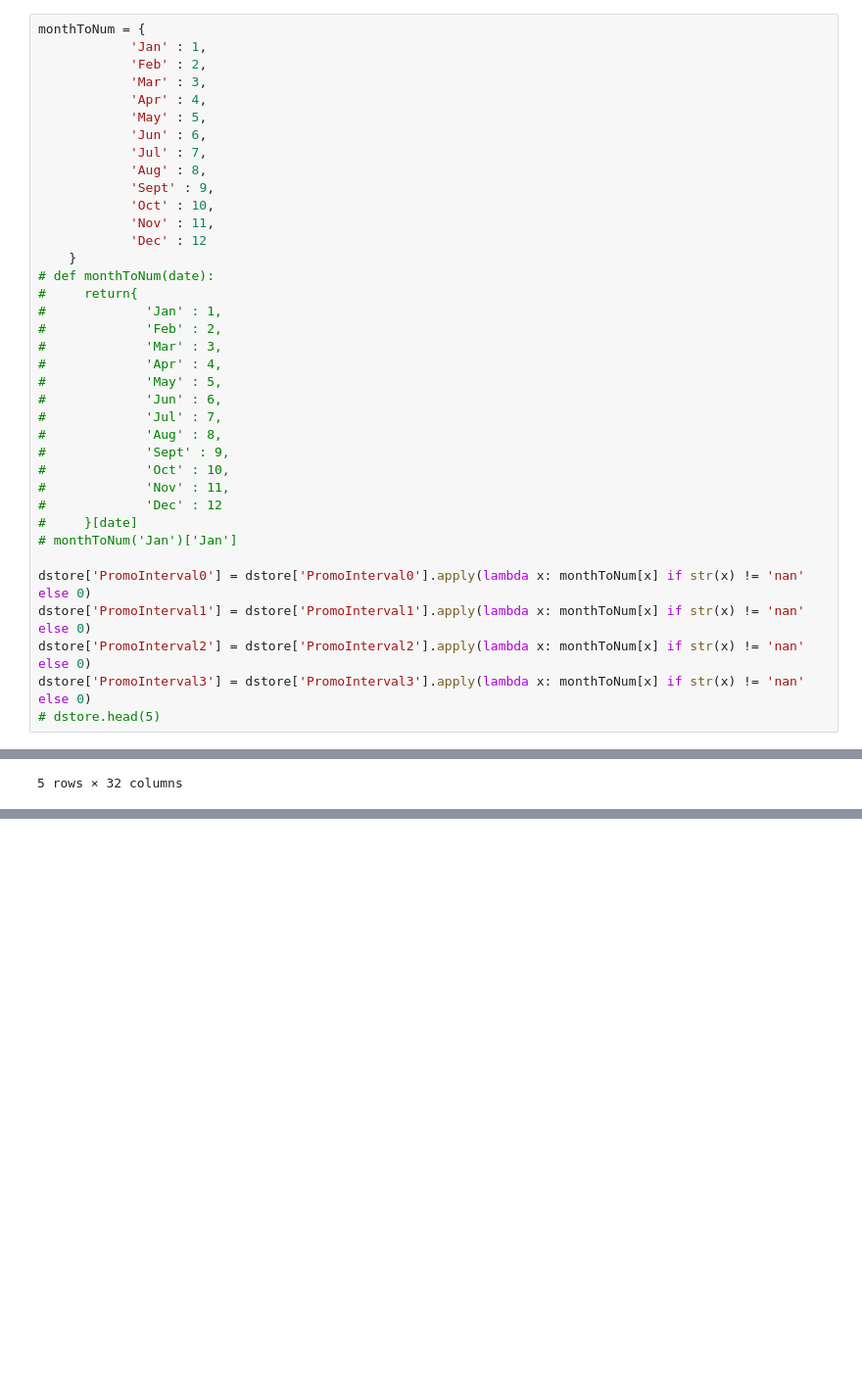
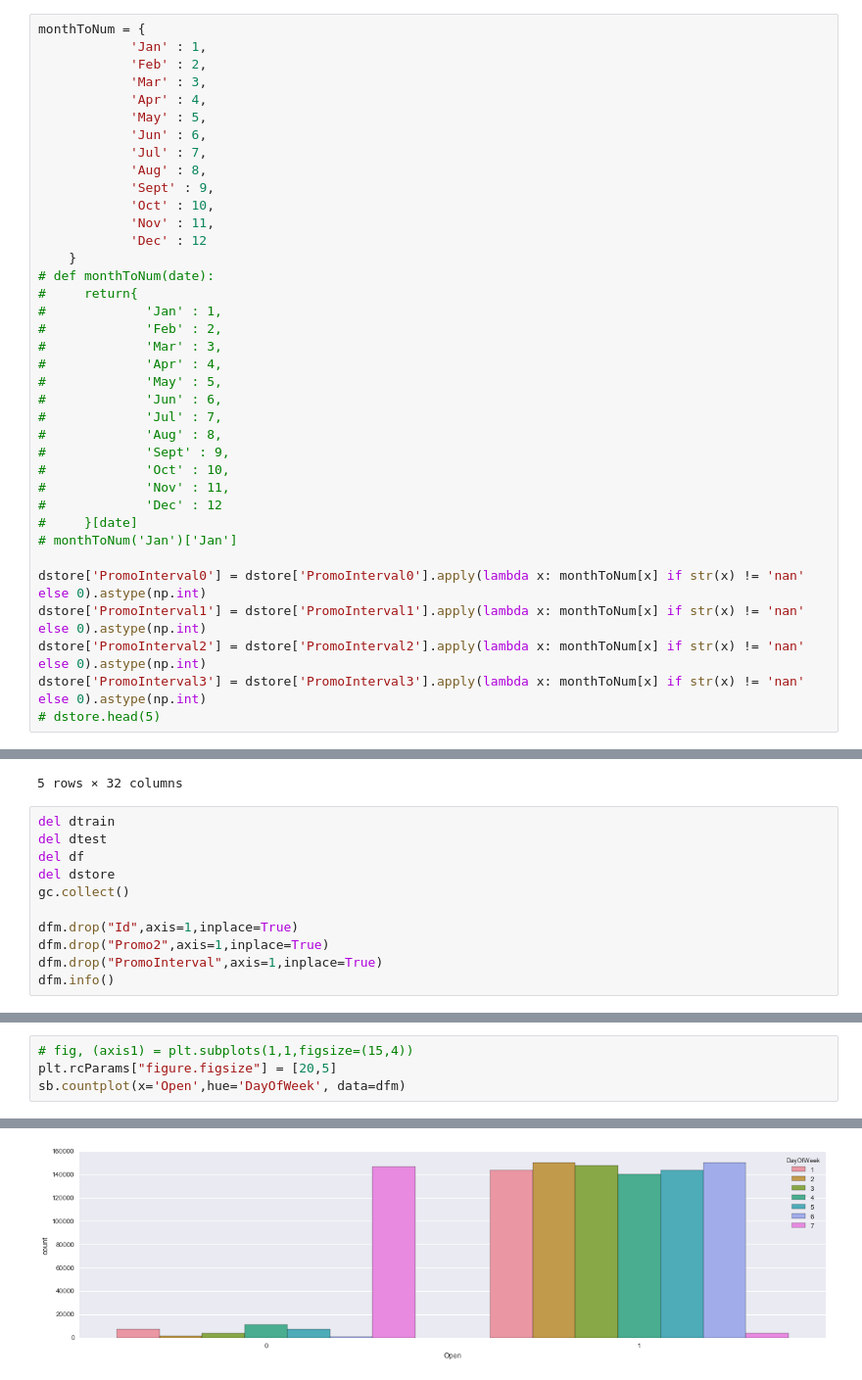
Before and after one commit to chenjennhaur/machinelearning, a Jupyter notebook: rossmann.ipynb, the cells around one changed output, grey strips where cells are left out. Shown at 98% size. Drawn from its saved outputs; the diff is of its cells as text; blank space fills up the shorter version.

```diff
--- a/rossmann.ipynb
+++ b/rossmann.ipynb
@@ -237,10 +279,10 @@ monthToNum = {
 #     }[date]
 # monthToNum('Jan')['Jan']
 
-dstore['PromoInterval0'] = dstore['PromoInterval0'].apply(lambda x: monthToNum[x] if str(x) != 'nan' else 0)
-dstore['PromoInterval1'] = dstore['PromoInterval1'].apply(lambda x: monthToNum[x] if str(x) != 'nan' else 0)
-dstore['PromoInterval2'] = dstore['PromoInterval2'].apply(lambda x: monthToNum[x] if str(x) != 'nan' else 0)
-dstore['PromoInterval3'] = dstore['PromoInterval3'].apply(lambda x: monthToNum[x] if str(x) != 'nan' else 0)
+dstore['PromoInterval0'] = dstore['PromoInterval0'].apply(lambda x: monthToNum[x] if str(x) != 'nan' else 0).astype(np.int)
+dstore['PromoInterval1'] = dstore['PromoInterval1'].apply(lambda x: monthToNum[x] if str(x) != 'nan' else 0).astype(np.int)
+dstore['PromoInterval2'] = dstore['PromoInterval2'].apply(lambda x: monthToNum[x] if str(x) != 'nan' else 0).astype(np.int)
+dstore['PromoInterval3'] = dstore['PromoInterval3'].apply(lambda x: monthToNum[x] if str(x) != 'nan' else 0).astype(np.int)
 # dstore.head(5)
 # %%
 dstore.head(5)
@@ -265,3 +307,14 @@ dfm.head(5)
 | 3 | 1498.0 | 2015-07-31 | 5 | 0.0 | 1 | 1 | 13995.0 | 1 | 1 | ... |
 | 4 | 559.0 | 2015-07-31 | 5 | 0.0 | 1 | 1 | 4822.0 | 1 | 1 | ... |
 5 rows × 32 columns
+# %%
+del dtrain
+del dtest
+del df
+del dstore
+gc.collect()
+
+dfm.drop("Id",axis=1,inplace=True)
+dfm.drop("Promo2",axis=1,inplace=True)
+dfm.drop("PromoInterval",axis=1,inplace=True)
+dfm.info()
@@ -289,0 +389,5 @@ for i in list_stores_to_check:
+# %%
+# fig, (axis1) = plt.subplots(1,1,figsize=(15,4))
+plt.rcParams["figure.figsize"] = [20,5]
+sb.countplot(x='Open',hue='DayOfWeek', data=dfm)
+# %% [output]
@@ -289,0 +395 @@ for i in list_stores_to_check:
+[figure, added]
```
Also changed, not shown: parts of 20 cells of this notebook.
